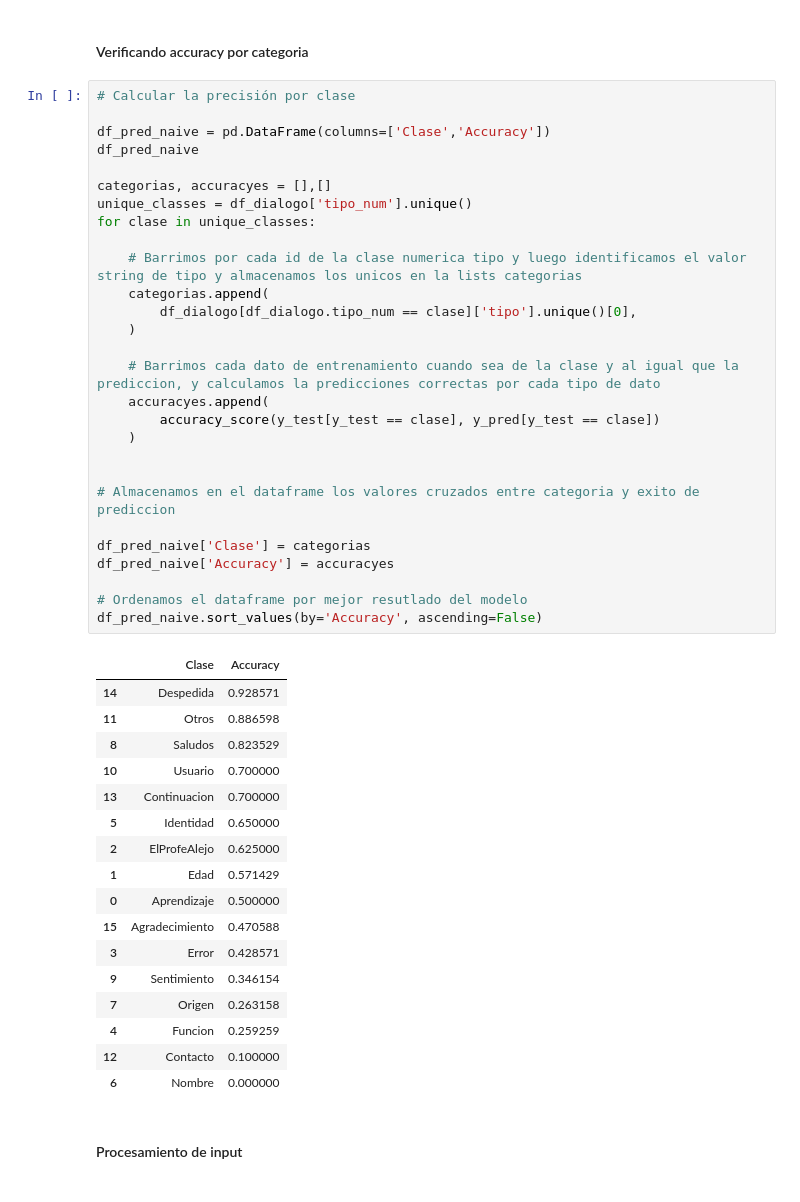
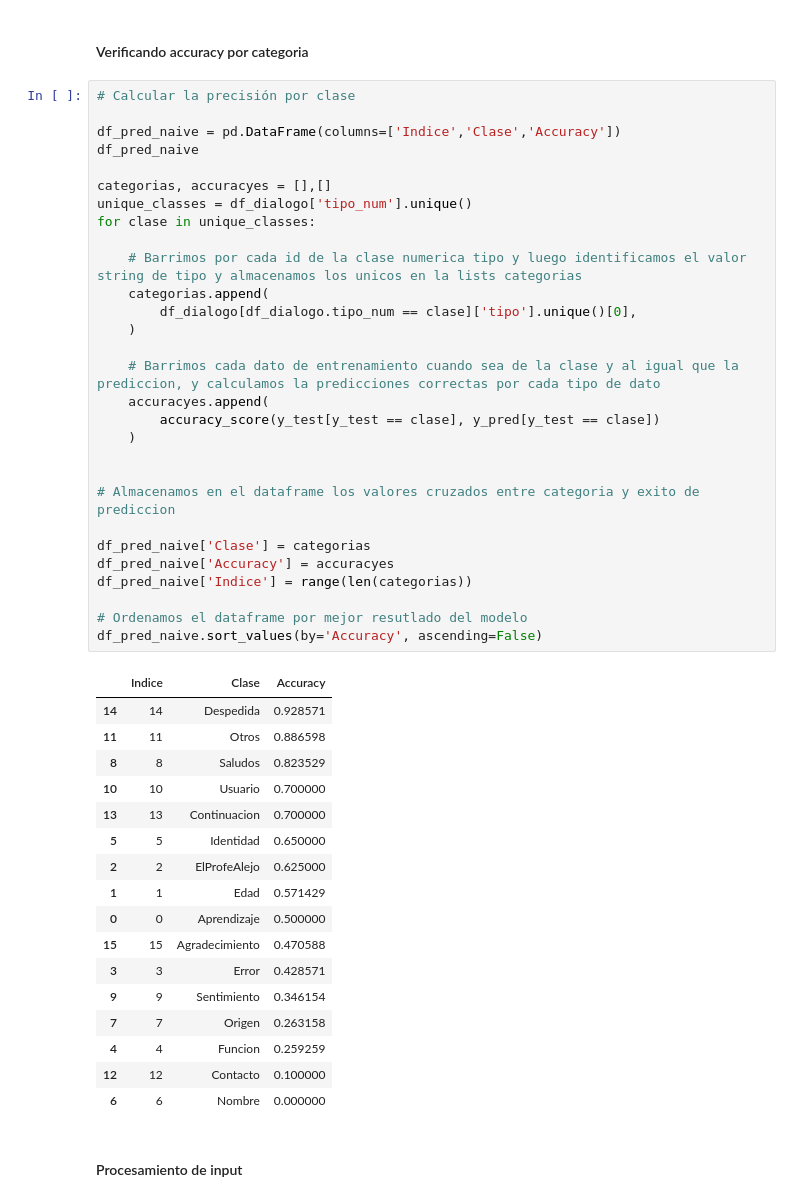
Before and after one commit to Bigote93/Chatbot_Alura_Sprint1, a Jupyter notebook: Chatbot_Inteligente_Alura_Sprint1.ipynb, the cells around one changed output. Saved outputs shown, nothing was run; the diff lists cells and outputs as text.

```diff
--- a/Chatbot_Inteligente_Alura_Sprint1.ipynb
+++ b/Chatbot_Inteligente_Alura_Sprint1.ipynb
@@ -681,49 +666,50 @@ Name: tipo_num, Length: 342, dtype: int64
 # %%
 # Calcular la precisión por clase
 
-df_pred_naive = pd.DataFrame(columns=['Clase','Accuracy'])
+df_pred_naive = pd.DataFrame(columns=['Indice','Clase','Accuracy'])
 df_pred_naive
 
 categorias, accuracyes = [],[]
 unique_classes = df_dialogo['tipo_num'].unique()
 for clase in unique_classes:
 
     # Barrimos por cada id de la clase numerica tipo y luego identificamos el valor string de tipo y almacenamos los unicos en la lists categorias
     categorias.append(
         df_dialogo[df_dialogo.tipo_num == clase]['tipo'].unique()[0],
     )
 
     # Barrimos cada dato de entrenamiento cuando sea de la clase y al igual que la prediccion, y calculamos la predicciones correctas por cada tipo de dato
     accuracyes.append(
         accuracy_score(y_test[y_test == clase], y_pred[y_test == clase])
     )
 
 
 # Almacenamos en el dataframe los valores cruzados entre categoria y exito de prediccion
 
 df_pred_naive['Clase'] = categorias
 df_pred_naive['Accuracy'] = accuracyes
+df_pred_naive['Indice'] = range(len(categorias))
 
 # Ordenamos el dataframe por mejor resutlado del modelo
 df_pred_naive.sort_values(by='Accuracy', ascending=False)
 # %% [output]
-|  | Clase | Accuracy |
-| 14 | Despedida | 0.928571 |
-| 11 | Otros | 0.886598 |
-| 8 | Saludos | 0.823529 |
-| 10 | Usuario | 0.700000 |
-| 13 | Continuacion | 0.700000 |
-| 5 | Identidad | 0.650000 |
-| 2 | ElProfeAlejo | 0.625000 |
-| 1 | Edad | 0.571429 |
-| 0 | Aprendizaje | 0.500000 |
-| 15 | Agradecimiento | 0.470588 |
-| 3 | Error | 0.428571 |
-| 9 | Sentimiento | 0.346154 |
-| 7 | Origen | 0.263158 |
-| 4 | Funcion | 0.259259 |
-| 12 | Contacto | 0.100000 |
-| 6 | Nombre | 0.000000 |
+|  | Indice | Clase | Accuracy |
+| 14 | 14 | Despedida | 0.928571 |
+| 11 | 11 | Otros | 0.886598 |
+| 8 | 8 | Saludos | 0.823529 |
+| 10 | 10 | Usuario | 0.700000 |
+| 13 | 13 | Continuacion | 0.700000 |
+| 5 | 5 | Identidad | 0.650000 |
+| 2 | 2 | ElProfeAlejo | 0.625000 |
+| 1 | 1 | Edad | 0.571429 |
+| 0 | 0 | Aprendizaje | 0.500000 |
+| 15 | 15 | Agradecimiento | 0.470588 |
+| 3 | 3 | Error | 0.428571 |
+| 9 | 9 | Sentimiento | 0.346154 |
+| 7 | 7 | Origen | 0.263158 |
+| 4 | 4 | Funcion | 0.259259 |
+| 12 | 12 | Contacto | 0.100000 |
+| 6 | 6 | Nombre | 0.000000 |
 # %% [markdown]
 #### Procesamiento de input
 # %%
```
Also changed, not shown: parts of 25 cells of this notebook.
